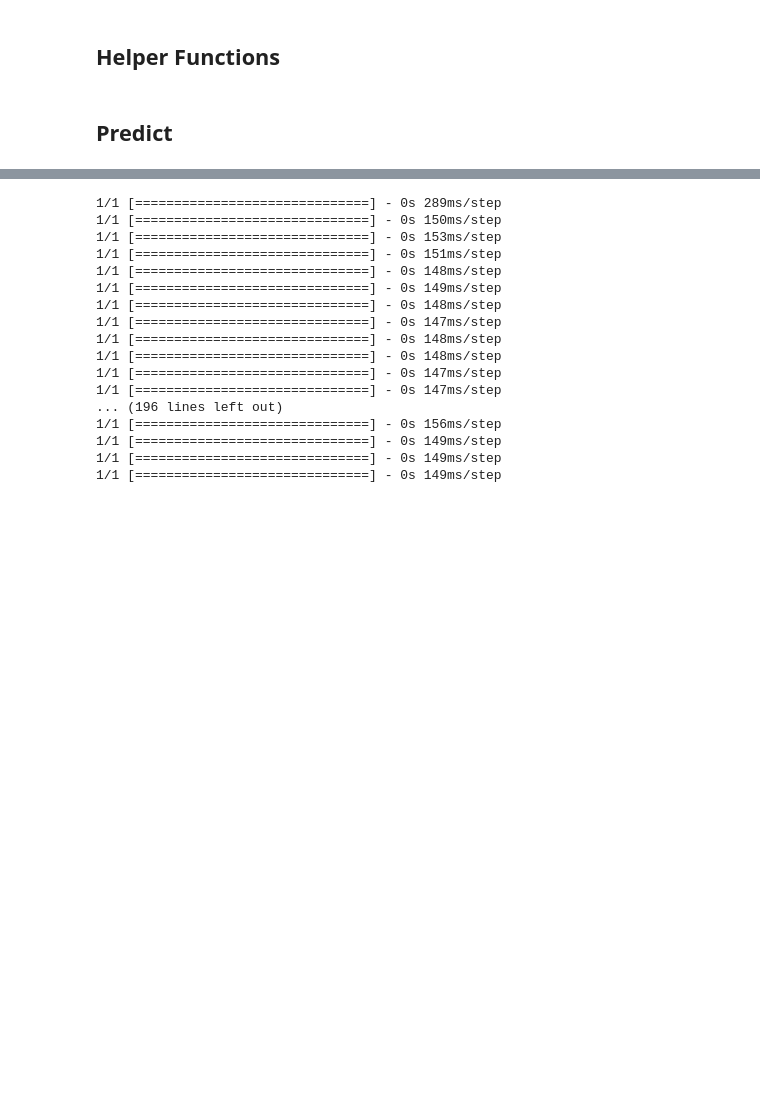
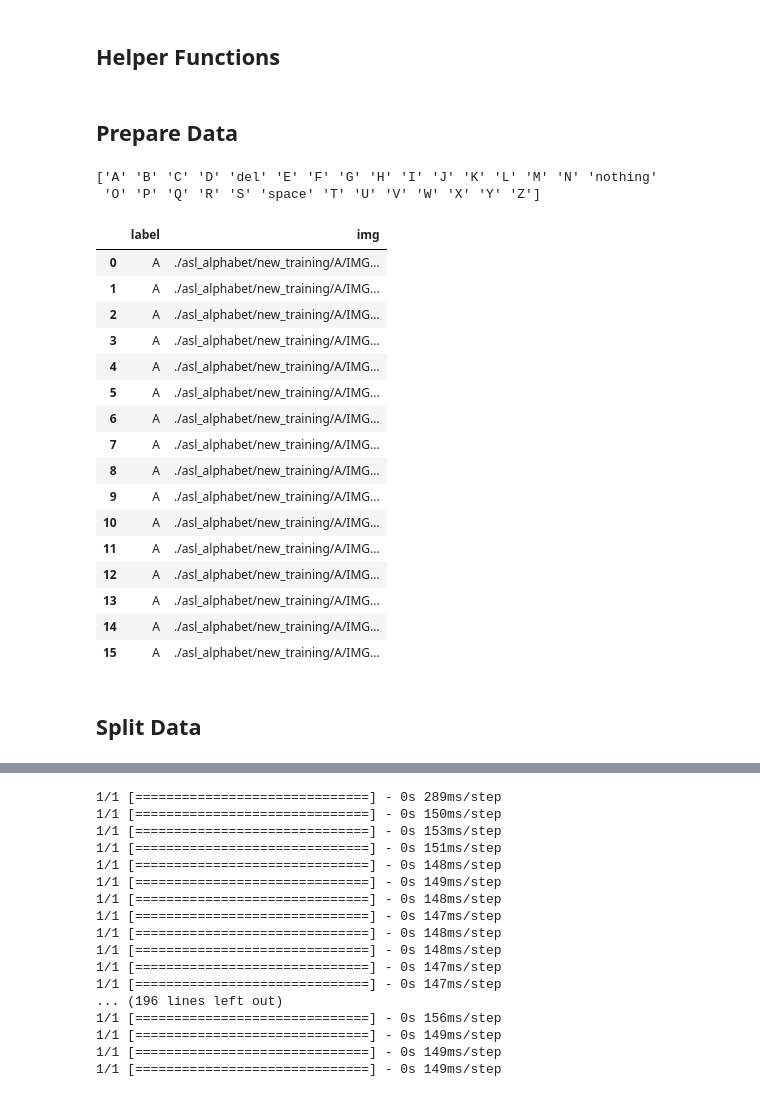
Before and after one commit to bchewzy/SC4031_Project_ASL, a Jupyter notebook: Untitled-Copy1.ipynb, the cells around one changed output, grey strips where cells are left out. Drawn from its saved outputs; the diff is of its cells as text; code cells hidden in the pictures; blank space fills up the shorter version.

```diff
--- a/Untitled-Copy1.ipynb
+++ b/Untitled-Copy1.ipynb
@@ -53,5 +41,59 @@ def preprocess_image(img_path, target_size):
     img = np.expand_dims(img, axis=0)
 
     return img
-# %% [markdown]
-## Predict
+# %% [markdown]
+## Prepare Data
+# %%
+TRAIN_DIR = "./asl_alphabet/asl_alphabet_train/"
+NEW_TRAIN_DIR = "./asl_alphabet/new_training"
+IMG_SIZE = 64
+
+labels = []
+for folder in os.listdir("./" + TRAIN_DIR):
+    labels.append(folder)
+
+label_list = np.array(labels)
+print(label_list)
+# %% [output]
+['A' 'B' 'C' 'D' 'del' 'E' 'F' 'G' 'H' 'I' 'J' 'K' 'L' 'M' 'N' 'nothing'
+ 'O' 'P' 'Q' 'R' 'S' 'space' 'T' 'U' 'V' 'W' 'X' 'Y' 'Z']
+# %%
+path_list = []
+label_list = []
+
+for label in labels:
+    label_path = os.path.join(NEW_TRAIN_DIR, label, "*")
+
+    img_files = glob.glob(label_path)
+    img_files = [file.replace("\\", "/") for file in img_files]
+    img_labels = [label] * len(img_files)
+
+    path_list.extend(img_files)
+    label_list.extend(img_labels)
+
+dataset = pd.DataFrame({
+    "label": label_list,
+    "img": path_list
+})
+
+dataset
+# %% [output]
+|  | label | img |
+| 0 | A | ./asl_alphabet/new_training/A/IMG... |
+| 1 | A | ./asl_alphabet/new_training/A/IMG... |
+| 2 | A | ./asl_alphabet/new_training/A/IMG... |
+| 3 | A | ./asl_alphabet/new_training/A/IMG... |
+| 4 | A | ./asl_alphabet/new_training/A/IMG... |
+| 5 | A | ./asl_alphabet/new_training/A/IMG... |
+| 6 | A | ./asl_alphabet/new_training/A/IMG... |
+| 7 | A | ./asl_alphabet/new_training/A/IMG... |
+| 8 | A | ./asl_alphabet/new_training/A/IMG... |
+| 9 | A | ./asl_alphabet/new_training/A/IMG... |
+| 10 | A | ./asl_alphabet/new_training/A/IMG... |
+| 11 | A | ./asl_alphabet/new_training/A/IMG... |
+| 12 | A | ./asl_alphabet/new_training/A/IMG... |
+| 13 | A | ./asl_alphabet/new_training/A/IMG... |
+| 14 | A | ./asl_alphabet/new_training/A/IMG... |
+| 15 | A | ./asl_alphabet/new_training/A/IMG... |
+# %% [markdown]
+## Split Data
```
Also changed, not shown: parts of 9 cells of this notebook, 7 other files.
